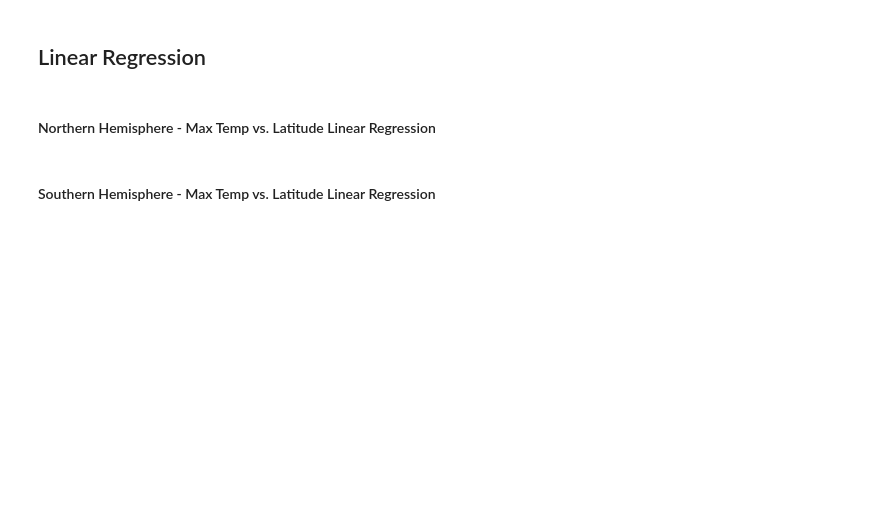
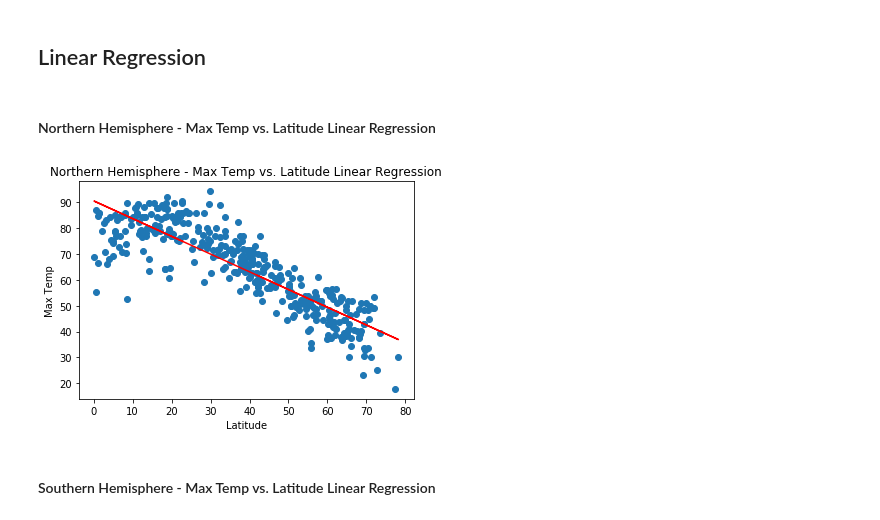
Before and after one commit to delanybroome/pyton-api-challenge, a Jupyter notebook: weatherpy.ipynb, the cells around one changed output. Drawn from its saved outputs; the diff is of its cells as text; code cells hidden in the pictures; blank space fills up the shorter version.

```diff
--- a/weatherpy.ipynb
+++ b/weatherpy.ipynb
@@ -226,4 +222,28 @@ plt.show()
+# %%
+# OPTIONAL: Create a function to create Linear Regression plots
+import scipy.stats as stats
+
+def Lin_Reg(latitude, variable):
+    (slope, intercept, rvalue, pvalue, stderr) = linregress(latitude, variable)
+    regress_values = latitude * slope + intercept
+    line_eq = "y = " + str(round(slope,2)) + "x + " + str(round(intercept,2))
+    plt.scatter(latitude, variable)
+    plt.plot(latitude,regress_values,"r-")
+# %%
+# Create Northern and Southern Hemisphere DataFrames
+# Create Northern and Southern Hemisphere DataFrames
+Northern_df = weather_df.loc[(weather_df["Latitude"]>0),:]
+Southern_df = weather_df.loc[(weather_df["Latitude"]<0),:]
 # %% [markdown]
 ####  Northern Hemisphere - Max Temp vs. Latitude Linear Regression
+# %%
+Lin_Reg(Northern_df["Latitude"],Northern_df["Max Temp"])
+
+plt.title('Northern Hemisphere - Max Temp vs. Latitude Linear Regression')
+plt.xlabel('Latitude')
+plt.ylabel('Max Temp')
+plt.show()
+# %% [output]
+[figure, added]
 # %% [markdown]
 ####  Southern Hemisphere - Max Temp vs. Latitude Linear Regression
```
Also changed, not shown: parts of 17 cells of this notebook, 1 other file.
